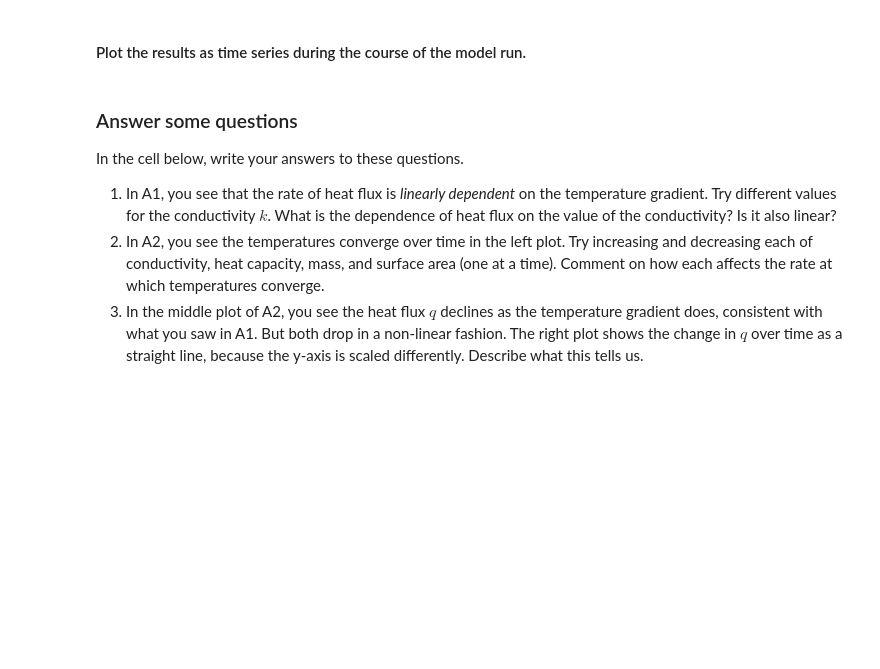
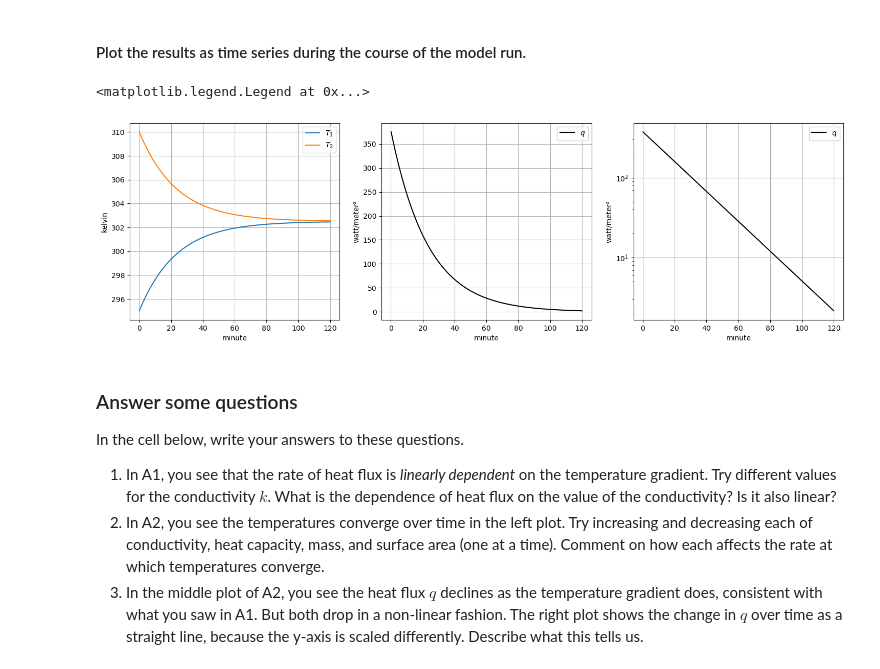
Before and after one commit to anlawyer/land-climate-interactions, a Jupyter notebook: HW1/CLIM614_HW_1.ipynb, the cells around one changed output. Cells and saved outputs as stored; diff of their text form; code cells hidden in the pictures; blank space fills up the shorter version.

```diff
--- a/HW1/CLIM614_HW_1.ipynb
+++ b/HW1/CLIM614_HW_1.ipynb
@@ -144,21 +147,27 @@ for t in range(timesteps):
 #### Plot the results as time series during the course of the model run.
 # %%
 # Setting up a 3-panel plot - each "ax" is a panel
-fig, (ax1,ax2,ax3) = plt.subplots(ncols=3,figsize=(plot_scale*18,plot_scale*5))
+fig, (ax1, ax2, ax3) = plt.subplots(ncols=3, figsize=(plot_scale*18, plot_scale*5))
 
 # Left panel
-ax1.plot(series_time,series_T1)  # Temperature 1
-ax1.plot(series_time,series_T2)  # Temperature 2
-ax1.grid(); ax1.legend(["$T_1$","$T_2$"])
+ax1.plot(series_time, series_T1)  # Temperature 1
+ax1.plot(series_time, series_T2)  # Temperature 2
+ax1.grid()
+ax1.legend(["$T_1$", "$T_2$"])
 
 # Middle panel
-ax2.plot(series_time[1:],series_q,"k-") # Heat flux
-ax2.grid(); ax2.legend(["$q$"])
+ax2.plot(series_time[1:], series_q, "k-") # Heat flux
+ax2.grid()
+ax2.legend(["$q$"])
 
 # Right panel
-ax3.plot(series_time[1:],series_q,"k-") # As in the middle panel...
-ax3.set_yscale("log")                   # ...but using a log scale on the y-axis
-ax3.grid(); ax3.legend(["$q$"])
+ax3.plot(series_time[1:], series_q, "k-") # As in the middle panel...
+ax3.set_yscale("log")                     # ...but using a log scale on the y-axis
+ax3.grid()
+ax3.legend(["$q$"])
+# %% [output]
+<matplotlib.legend.Legend at 0x...>
+[figure, added]
 # %% [markdown]
 ### Answer some questions
 In the cell below, write your answers to these questions.
```
Also changed, not shown: parts of 3 cells of this notebook.
